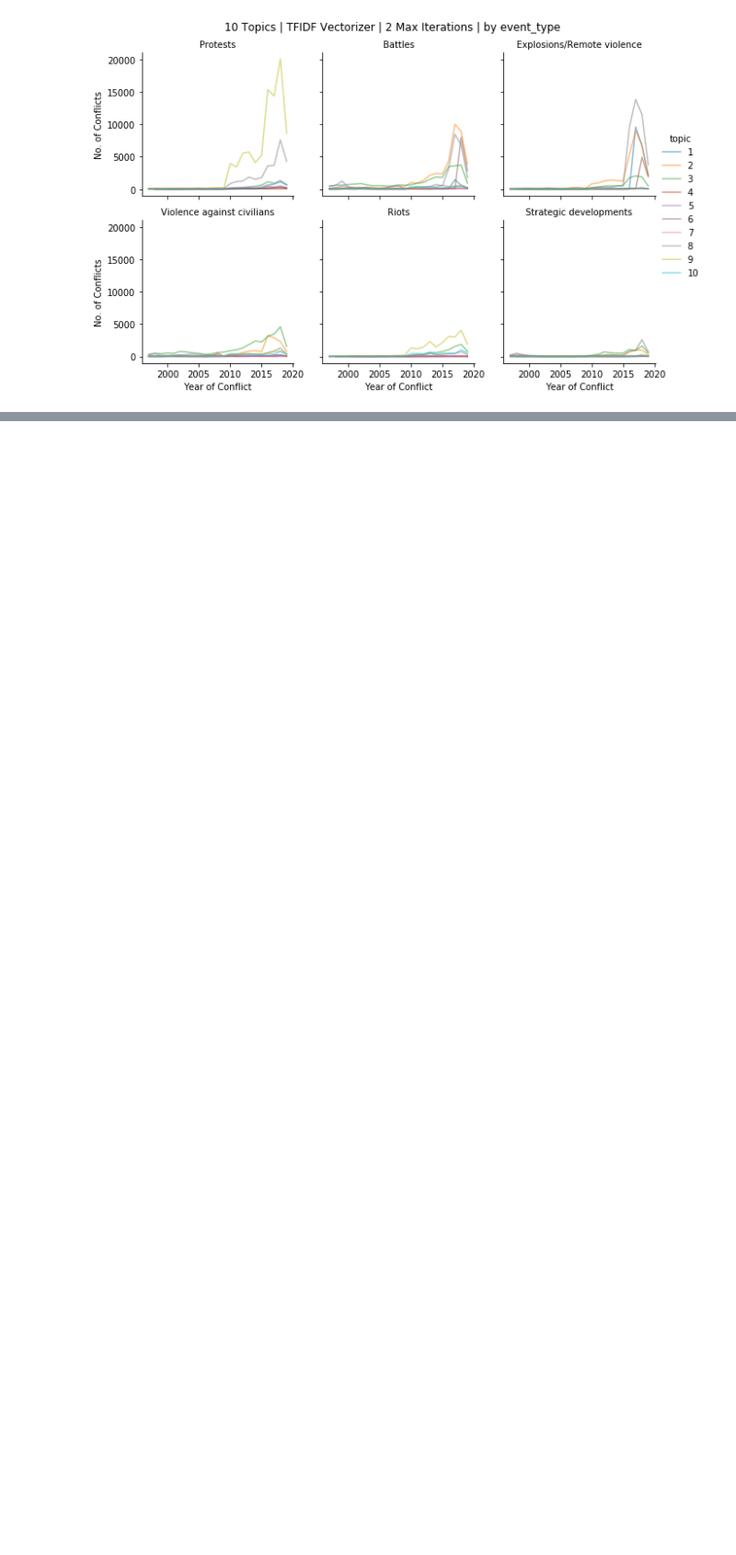
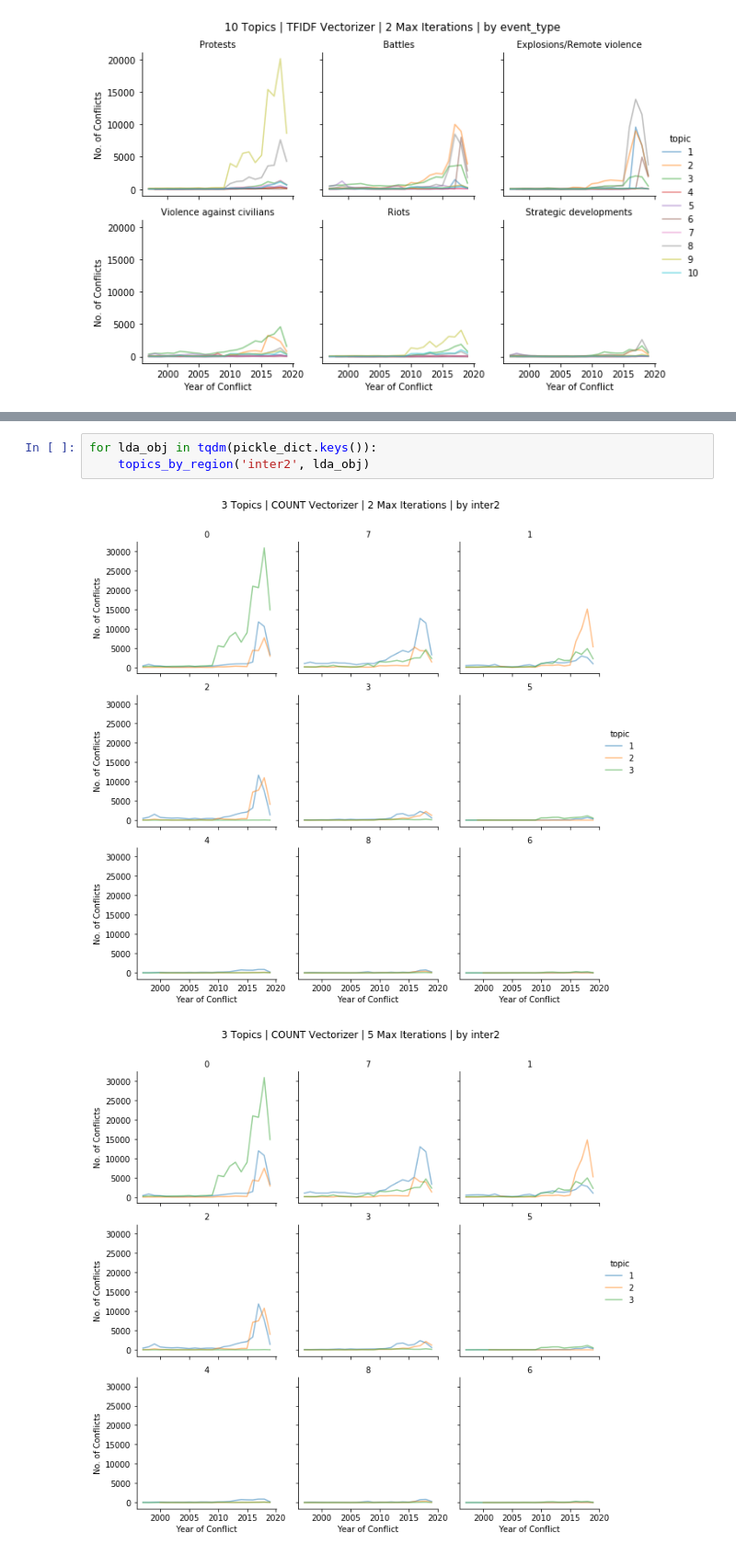
Before and after one commit to darshansumant/ml_nlp_conflict, a Jupyter notebook: Topic_Modeling_runs.ipynb, the cells around one changed output, grey strips where cells are left out. Shown at 92% size. Drawn from its saved outputs; the diff is of its cells as text; blank space fills up the shorter version.

```diff
--- a/Topic_Modeling_runs.ipynb
+++ b/Topic_Modeling_runs.ipynb
@@ -540,0 +558,6 @@ for lda_obj in tqdm(pickle_dict.keys()):
+# %%
+for lda_obj in tqdm(pickle_dict.keys()):
+    topics_by_region('inter2', lda_obj)
+# %% [output]
+[figure, added]
+[figure, added]
```
Also changed, not shown: parts of 4 cells of this notebook.
